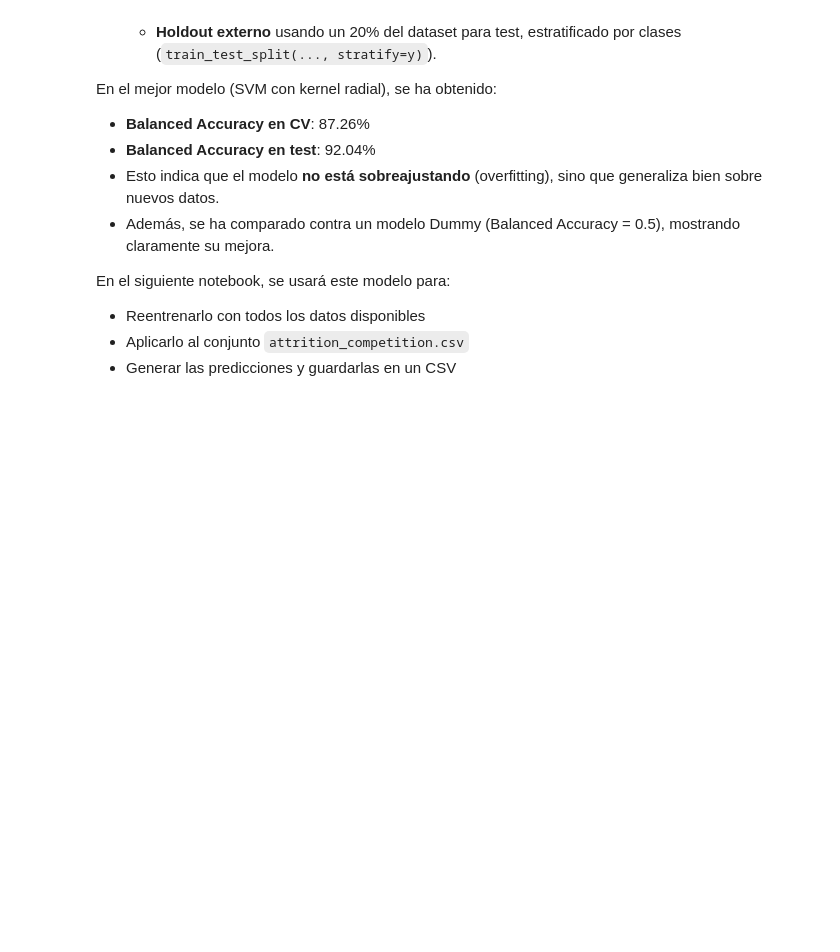
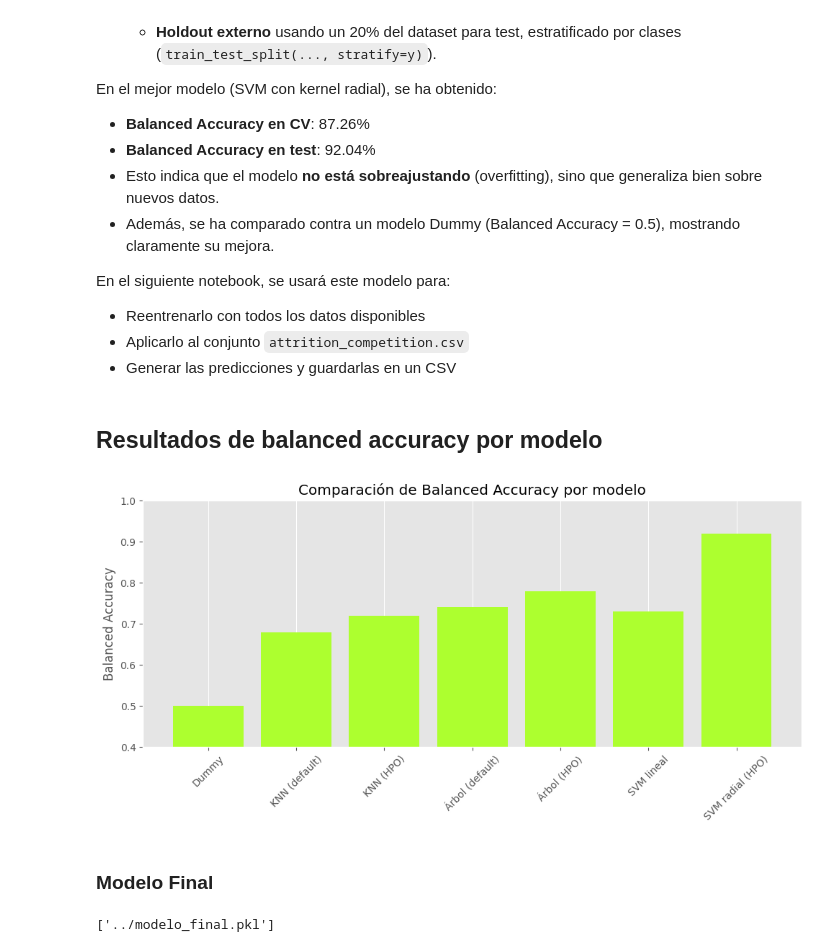
Before and after one commit to 100454201/Grupo35_Practica1, a Jupyter notebook: notebooks/eda_notebook.ipynb, the cells around one changed output. Cells and saved outputs as stored; diff of their text form; code cells hidden in the pictures; blank space fills up the shorter version.

```diff
--- a/eda_notebook.ipynb
+++ b/notebooks/eda_notebook.ipynb
@@ -1024,3 +1024,37 @@ En el siguiente notebook, se usará este modelo para:
 - Reentrenarlo con todos los datos disponibles
 - Aplicarlo al conjunto `attrition_competition.csv`
 - Generar las predicciones y guardarlas en un CSV
+# %% [markdown]
+## Resultados de balanced accuracy por modelo
+# %%
+# Resultados de balanced accuracy por modelo
+model_scores = {
+    "Dummy": 0.50,
+    "KNN (default)": 0.68,
+    "KNN (HPO)": 0.72,
+    "Árbol (default)": 0.74,
+    "Árbol (HPO)": 0.78,
+    "SVM lineal": 0.73,
+    "SVM radial (HPO)": 0.92
+}
+
+import matplotlib.pyplot as plt
+
+plt.figure(figsize=(10, 5))
+plt.bar(model_scores.keys(), model_scores.values(), color='greenyellow')
+plt.ylim(0.4, 1.0)
+plt.title("Comparación de Balanced Accuracy por modelo")
+plt.ylabel("Balanced Accuracy")
+plt.xticks(rotation=45)
+plt.grid(axis='y')
+plt.tight_layout()
+plt.show()
+# %% [output]
+[figure, added]
+# %% [markdown]
+### Modelo Final
+# %%
+import joblib
+joblib.dump(svm_rbf_search, "../modelo_final.pkl")
+# %% [output]
+['../modelo_final.pkl']
```
Also changed, not shown: parts of 13 cells of this notebook, 5 other files.
